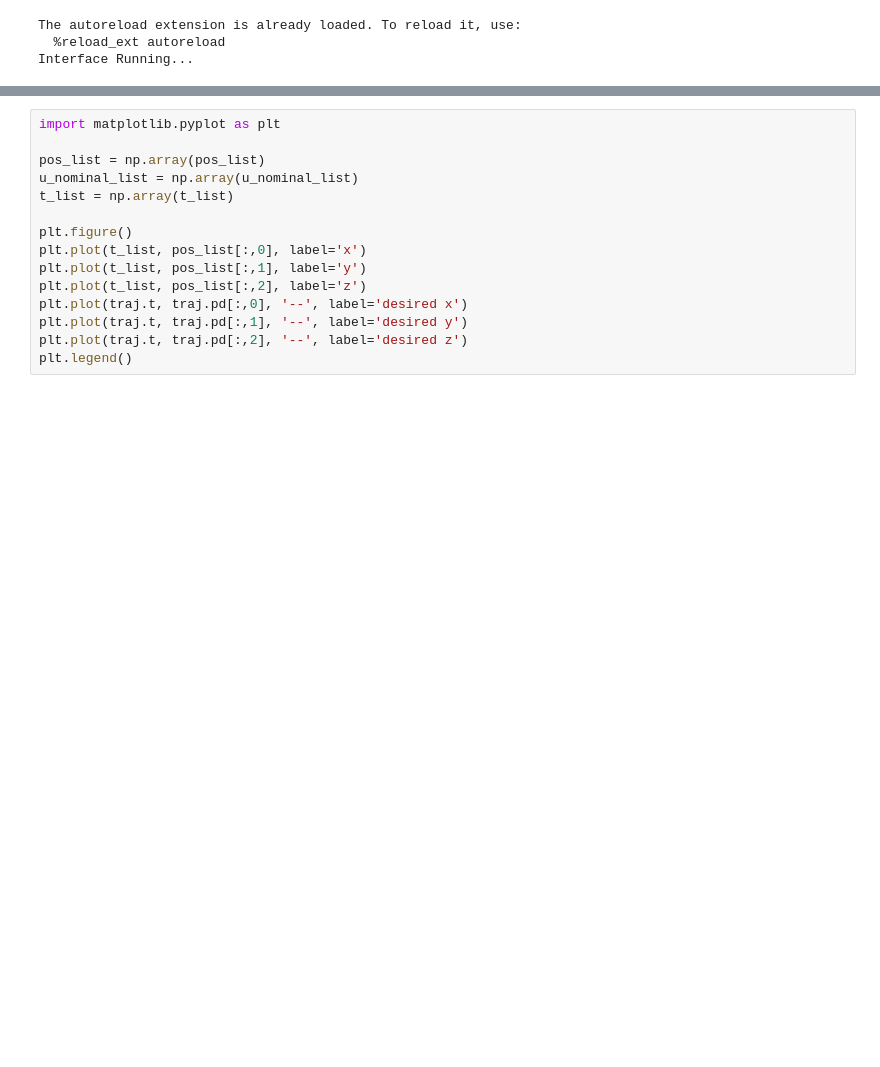
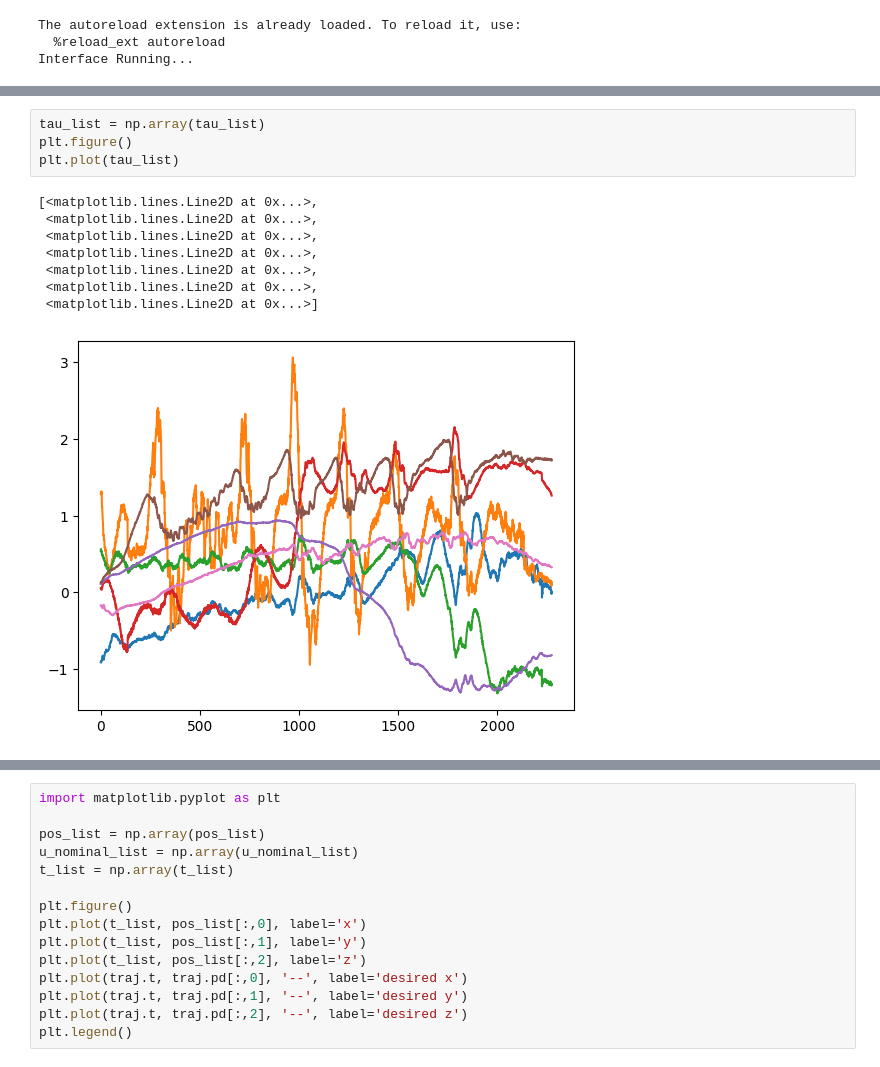
Before and after one commit to shiqingw/HOCBF-FR3-Experiments, a Jupyter notebook: exp1_box_circulation.ipynb, the cells around one changed output, grey strips where cells are left out. Drawn from its saved outputs; the diff is of its cells as text; blank space fills up the shorter version.

```diff
--- a/exp1_box_circulation.ipynb
+++ b/exp1_box_circulation.ipynb
@@ -341,0 +327,13 @@ robot.setCommands(np.zeros_like(u))
+# %%
+tau_list = np.array(tau_list)
+plt.figure()
+plt.plot(tau_list)
+# %% [output]
+[<matplotlib.lines.Line2D at 0x...>,
+ <matplotlib.lines.Line2D at 0x...>,
+ <matplotlib.lines.Line2D at 0x...>,
+ <matplotlib.lines.Line2D at 0x...>,
+ <matplotlib.lines.Line2D at 0x...>,
+ <matplotlib.lines.Line2D at 0x...>,
+ <matplotlib.lines.Line2D at 0x...>]
+[figure, added]
```
Also changed, not shown: parts of 24 cells of this notebook, 5 other files.
